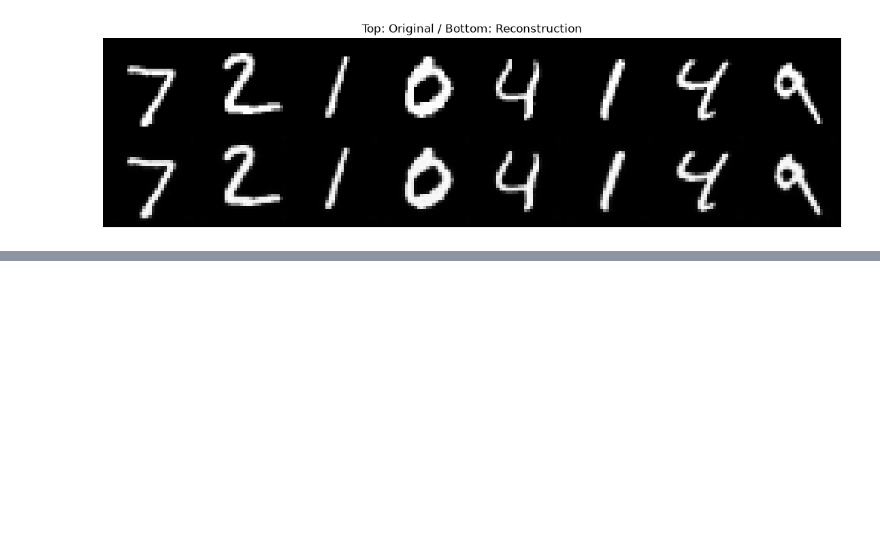
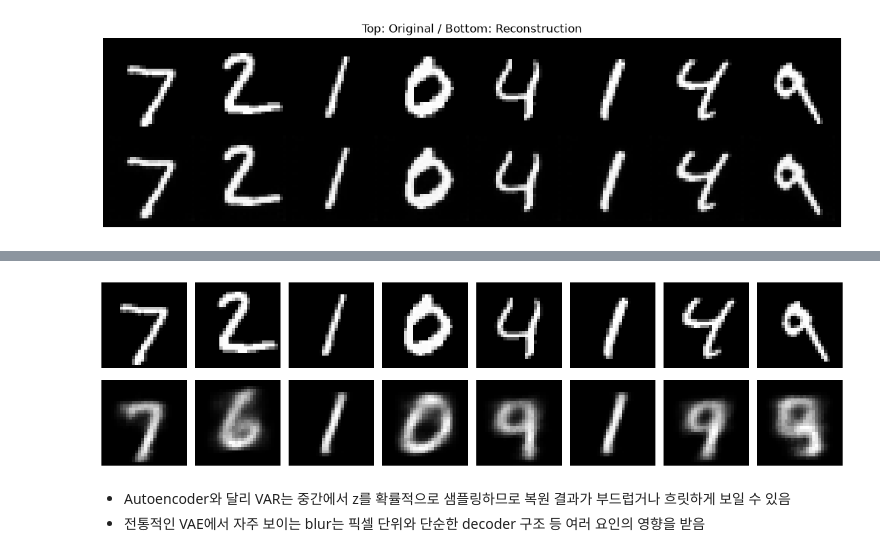
Before and after one commit to Shim-HyoungJoon/KDT, a Jupyter notebook: 12_NLP/5_Autoencoder.ipynb, the cells around one changed output, grey strips where cells are left out. Cells and saved outputs as stored; diff of their text form; code cells hidden in the pictures; blank space fills up the shorter version.

```diff
--- a/12_NLP/5_Autoencoder.ipynb
+++ b/12_NLP/5_Autoencoder.ipynb
@@ -209,0 +647,32 @@ show_reconstructions(model, test_loader, DEVICE)
+# %%
+@torch.no_grad()
+def show_vae_reconstructions(model, loader, device, n=8):
+    model.eval()
+
+    x, _ = next(iter(loader))
+    x = x[:n].to(device)
+
+    x_hat, _, _ = model(x)
+
+    fig, axes = plt.subplots(2, n, figsize=(14, 4))
+
+    for i in range(n):
+        axes[0, i].imshow(x[i, 0].cpu(), cmap="gray")
+        axes[0, i].axis("off")
+
+        axes[1, i].imshow(x_hat[i, 0].cpu(), cmap="gray")
+        axes[1, i].axis("off")
+
+    axes[0, 0].set_ylabel("Original")
+    axes[1, 0].set_ylabel("Recon")
+
+    plt.tight_layout()
+    plt.show()
+
+
+show_vae_reconstructions(vae, test_loader, DEVICE)
+# %% [output]
+[figure, added]
+# %% [markdown]
+- Autoencoder와 달리 VAR는 중간에서 z를 확률적으로 샘플링하므로 복원 결과가 부드럽거나 흐릿하게 보일 수 있음
+- 전통적인 VAE에서 자주 보이는 blur는 픽셀 단위와 단순한 decoder 구조 등 여러 요인의 영향을 받음
```
Also changed, not shown: parts of 27 cells of this notebook, 2 other files.
